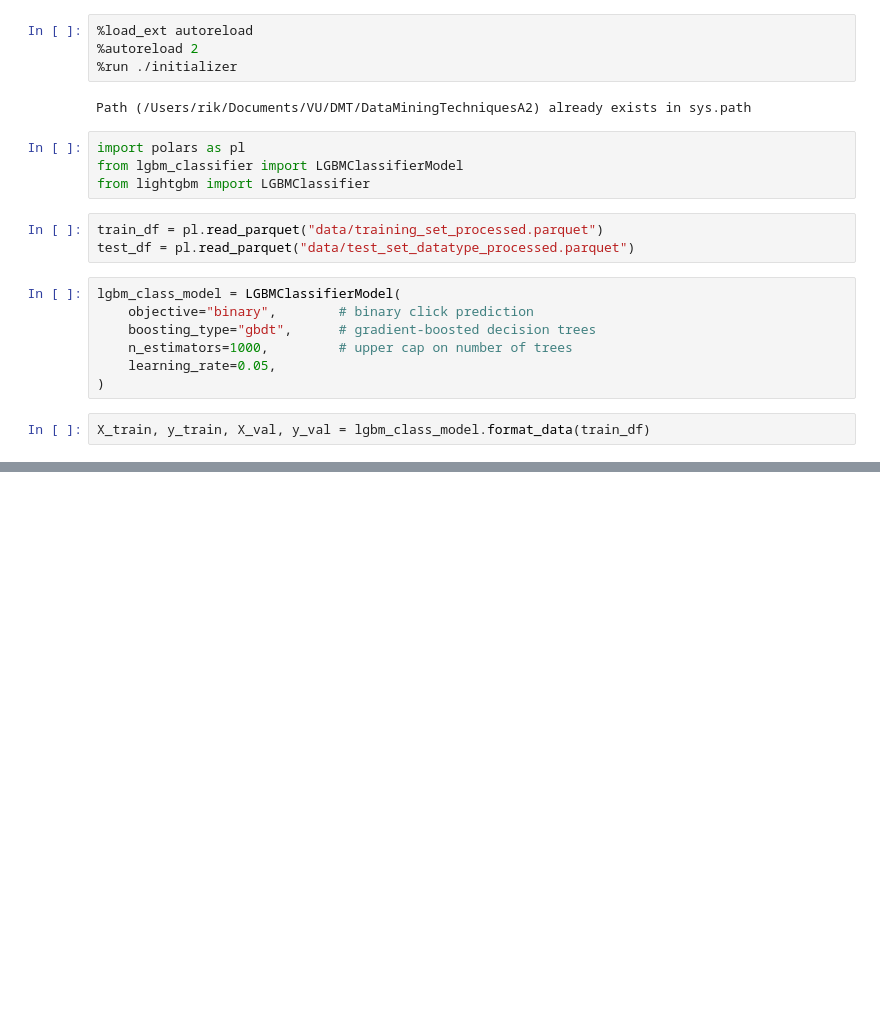
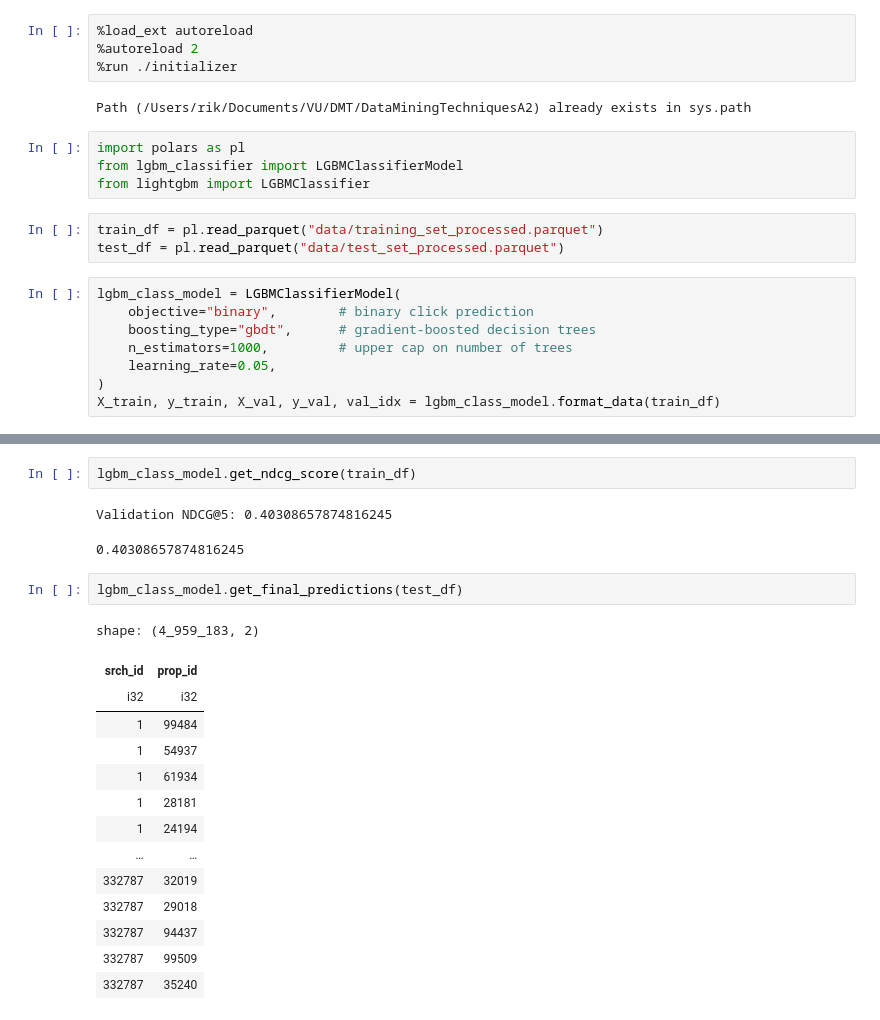
Before and after one commit to madalenabarcelo/DataMiningTechniquesA2, a Jupyter notebook: lgbm_classifier.ipynb, the cells around one changed output, grey strips where cells are left out. Drawn from its saved outputs; the diff is of its cells as text; blank space fills up the shorter version.

```diff
--- a/lgbm_classifier.ipynb
+++ b/lgbm_classifier.ipynb
@@ -10,7 +10,7 @@ from lgbm_classifier import LGBMClassifierModel
 from lightgbm import LGBMClassifier
 # %%
 train_df = pl.read_parquet("data/training_set_processed.parquet")
-test_df = pl.read_parquet("data/test_set_datatype_processed.parquet")
+test_df = pl.read_parquet("data/test_set_processed.parquet")
 # %%
 lgbm_class_model = LGBMClassifierModel(
     objective="binary",        # binary click prediction
@@ -18,8 +18,7 @@ lgbm_class_model = LGBMClassifierModel(
     n_estimators=1000,         # upper cap on number of trees
     learning_rate=0.05,
 )
+X_train, y_train, X_val, y_val, val_idx = lgbm_class_model.format_data(train_df)
-# %%
-X_train, y_train, X_val, y_val = lgbm_class_model.format_data(train_df)
 # %%
 lgbm_class_model.fit(
     X_train,
@@ -31,0 +58,22 @@ ValueError: could not convert string to float: '2013-04-04 08:32:15'
+# %%
+lgbm_class_model.get_ndcg_score(train_df)
+# %% [output]
+Validation NDCG@5: 0.40308657874816245
+0.40308657874816245
+# %%
+lgbm_class_model.get_final_predictions(test_df)
+# %% [output]
+shape: (4_959_183, 2)
+| srch_id | prop_id |
+| i32 | i32 |
+| 1 | 99484 |
+| 1 | 54937 |
+| 1 | 61934 |
+| 1 | 28181 |
+| 1 | 24194 |
+| … | … |
+| 332787 | 32019 |
+| 332787 | 29018 |
+| 332787 | 94437 |
+| 332787 | 99509 |
+| 332787 | 35240 |
```
Also changed, not shown: parts of 2 cells of this notebook, 3 other files.
